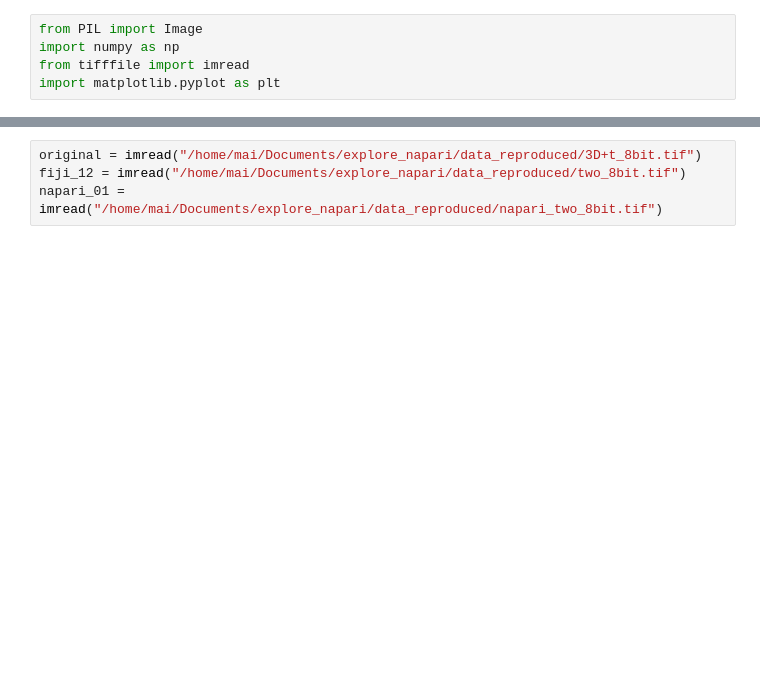
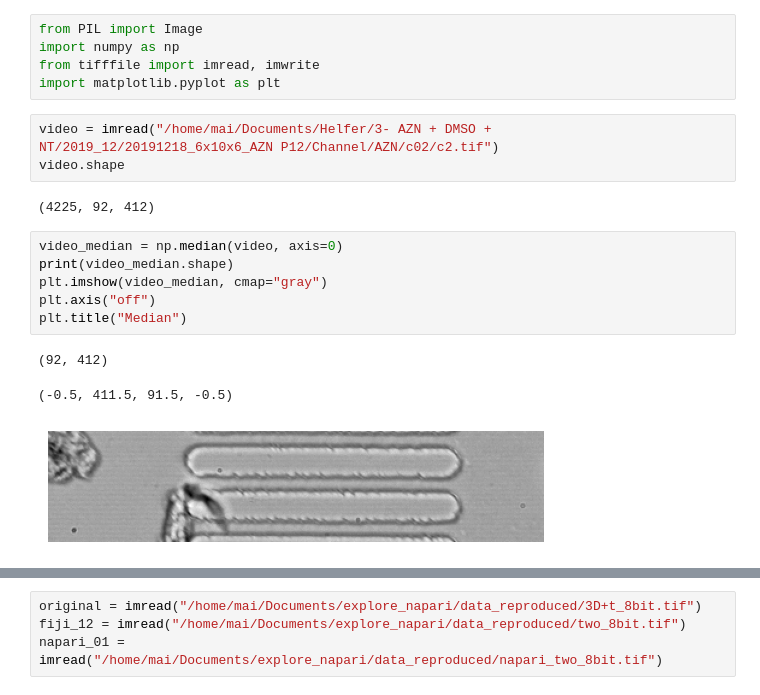
Before and after one commit to maihanhoang/napari-zplane-depth-colorizer, a Jupyter notebook: src/exploring.ipynb, the cells around one changed output, grey strips where cells are left out. Cells and saved outputs as stored; diff of their text form; blank space fills up the shorter version.

```diff
--- a/src/exploring.ipynb
+++ b/src/exploring.ipynb
@@ -1,5 +1,20 @@
 # %%
 from PIL import Image
 import numpy as np
-from tifffile import imread
+from tifffile import imread, imwrite
 import matplotlib.pyplot as plt
+# %%
+video = imread("/home/mai/Documents/Helfer/3- AZN + DMSO + NT/2019_12/20191218_6x10x6_AZN P12/Channel/AZN/c02/c2.tif")
+video.shape
+# %% [output]
+(4225, 92, 412)
+# %%
+video_median = np.median(video, axis=0)
+print(video_median.shape)
+plt.imshow(video_median, cmap="gray")
+plt.axis("off")
+plt.title("Median")
+# %% [output]
+(92, 412)
+(-0.5, 411.5, 91.5, -0.5)
+[figure, added]
```
Also changed, not shown: parts of 4 cells of this notebook, 1 other file.
